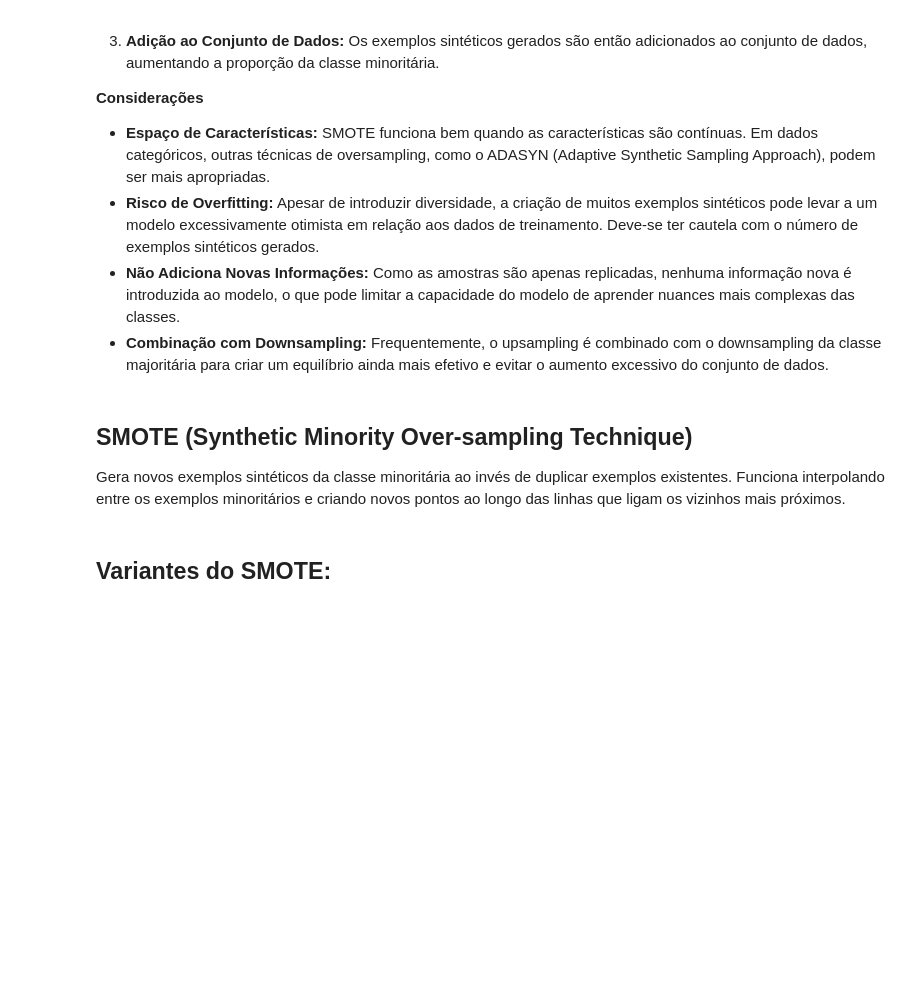
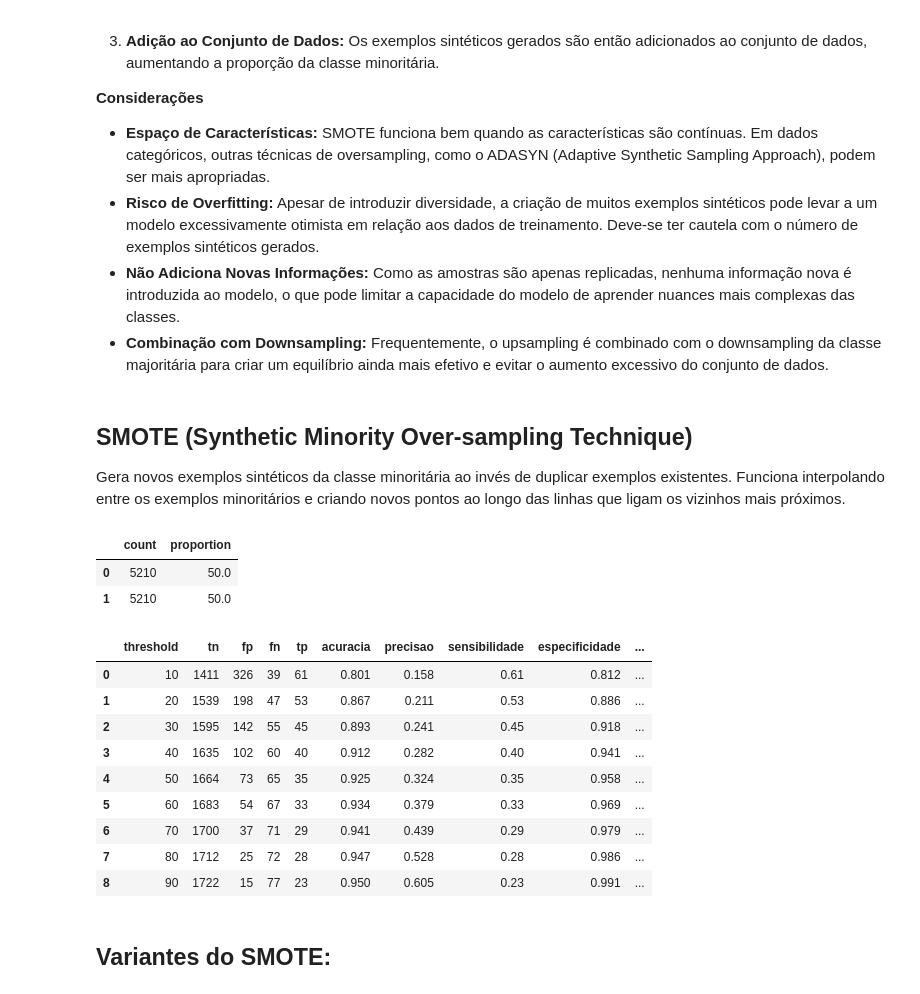
Before and after one commit to GabrielGabes/Machine-Learning-Preditivo, a Jupyter notebook: B2 - Balanceamento.ipynb, the cells around one changed output. Cells and saved outputs as stored; diff of their text form; code cells hidden in the pictures; blank space fills up the shorter version.

```diff
--- a/B2 - Balanceamento.ipynb
+++ b/B2 - Balanceamento.ipynb
@@ -215,8 +299,23 @@ Gera novos exemplos sintéticos da classe minoritária ao invés de duplicar exe
 # %%
 # SMOTE
 from imblearn.over_sampling import SMOTE
 smote = SMOTE()
 x_treino_balanceado, y_treino_balanceado = smote.fit_resample(x_treino, y_treino)
+teste_balanceamento(x_treino_balanceado, y_treino_balanceado)
+# %% [output]
+|  | count | proportion |
+| 0 | 5210 | 50.0 |
+| 1 | 5210 | 50.0 |
+|  | threshold | tn | fp | fn | tp | acuracia | precisao | sensibilidade | especificidade | ... |
+| 0 | 10 | 1411 | 326 | 39 | 61 | 0.801 | 0.158 | 0.61 | 0.812 | ... |
+| 1 | 20 | 1539 | 198 | 47 | 53 | 0.867 | 0.211 | 0.53 | 0.886 | ... |
+| 2 | 30 | 1595 | 142 | 55 | 45 | 0.893 | 0.241 | 0.45 | 0.918 | ... |
+| 3 | 40 | 1635 | 102 | 60 | 40 | 0.912 | 0.282 | 0.40 | 0.941 | ... |
+| 4 | 50 | 1664 | 73 | 65 | 35 | 0.925 | 0.324 | 0.35 | 0.958 | ... |
+| 5 | 60 | 1683 | 54 | 67 | 33 | 0.934 | 0.379 | 0.33 | 0.969 | ... |
+| 6 | 70 | 1700 | 37 | 71 | 29 | 0.941 | 0.439 | 0.29 | 0.979 | ... |
+| 7 | 80 | 1712 | 25 | 72 | 28 | 0.947 | 0.528 | 0.28 | 0.986 | ... |
+| 8 | 90 | 1722 | 15 | 77 | 23 | 0.950 | 0.605 | 0.23 | 0.991 | ... |
 # %% [markdown]
 ## Variantes do SMOTE:
 # %% [markdown]
```
Also changed, not shown: parts of 31 cells of this notebook, 1 other file.
